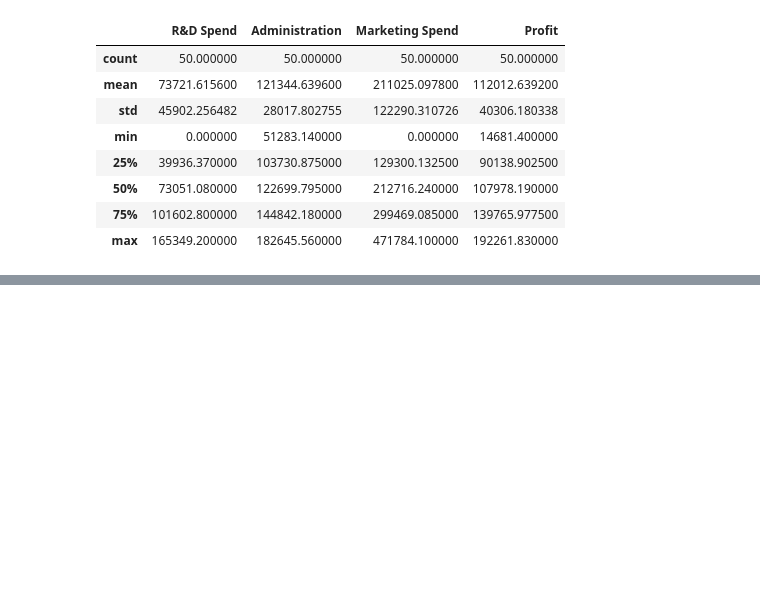
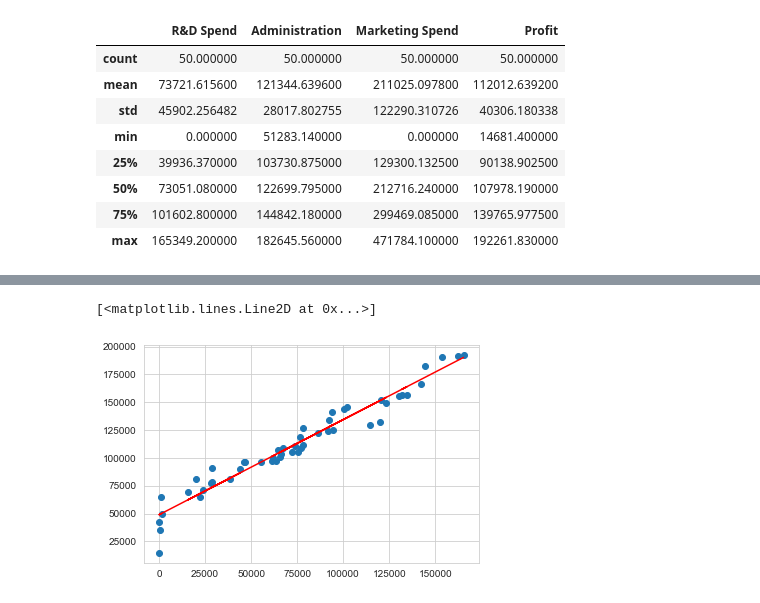
Before and after one commit to parikshitshinge/startup-profit-prediction-model, a Jupyter notebook: StartupsProfitPredictionModel.ipynb, the cells around one changed output, grey strips where cells are left out. Saved outputs shown, nothing was run; the diff lists cells and outputs as text; code cells hidden in the pictures; blank space fills up the shorter version.

```diff
--- a/StartupsProfitPredictionModel.ipynb
+++ b/StartupsProfitPredictionModel.ipynb
@@ -30,0 +60,2 @@ data.describe()
+# %%
+Y = data['Profit']
@@ -30,0 +67,19 @@ data.describe()
+# %%
+# Let's bring our A in [x 1] format
+X = np.array( [ [value,float(1)] for value in X]) # list comprehension
+X = X.astype(np.float64)
+# %%
+# get m & b values for the best line
+m, b = np.linalg.lstsq(X,Y,rcond=None)[0]
+
+# m = 0.85429137093881
+# b = 49032.899141252106
+# %%
+plt.plot(data['R&D Spend'], data['Profit'], 'o')
+
+x = data['R&D Spend']
+
+plt.plot(x, m*x + b, 'r', label='Best Fit Line')
+# %% [output]
+[<matplotlib.lines.Line2D at 0x...>]
+[figure, added]
```
Also changed, not shown: parts of 6 cells of this notebook.
